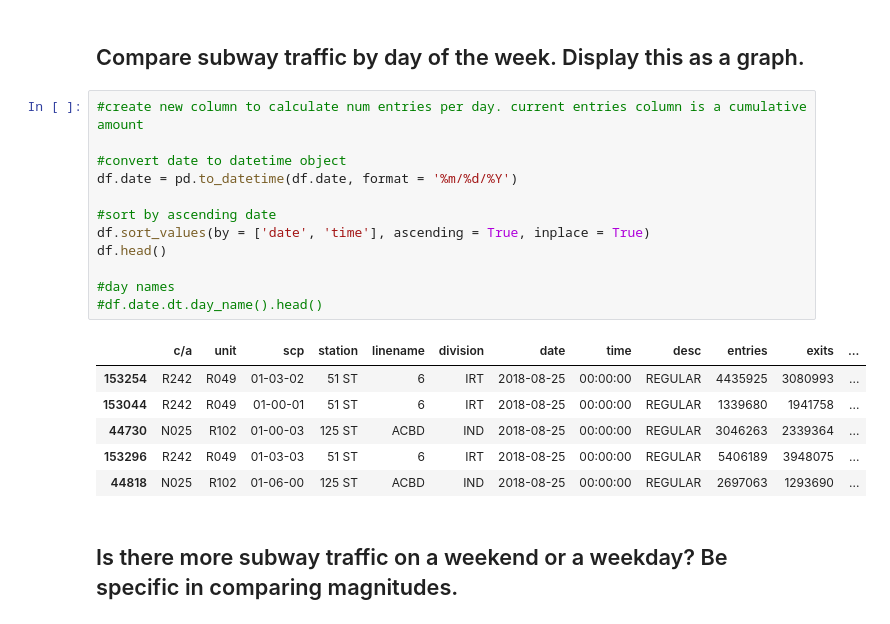
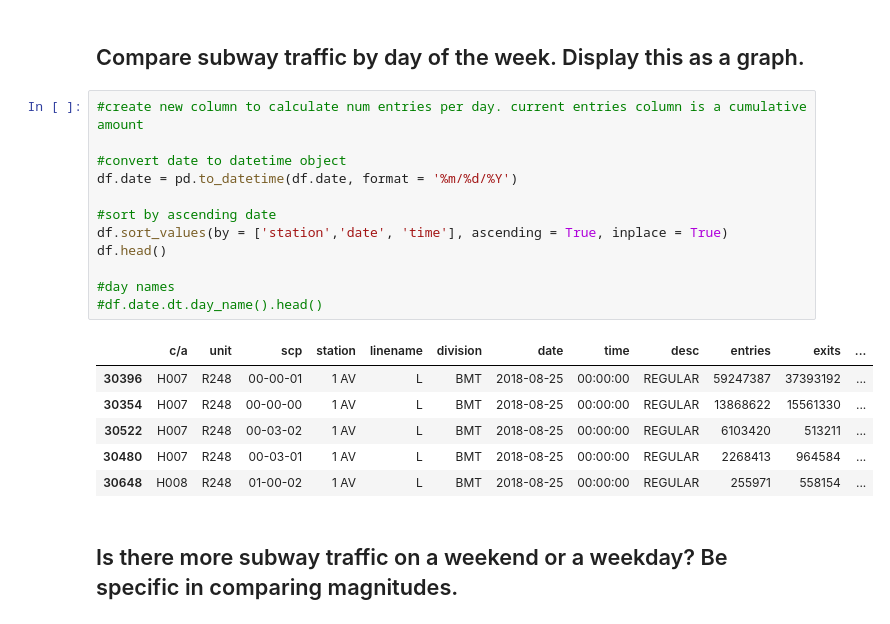
Before and after one commit to kylegwlawrence/dsc-0-03-08-understanding-pandas-series-and-dataframes-lab-online-ds-sp-000, a Jupyter notebook: index.ipynb, the cells around one changed output. Drawn from its saved outputs; the diff is of its cells as text.

```diff
--- a/index.ipynb
+++ b/index.ipynb
@@ -145,22 +145,22 @@ list(df.columns)
 # %%
 #create new column to calculate num entries per day. current entries column is a cumulative amount
 
 #convert date to datetime object
 df.date = pd.to_datetime(df.date, format = '%m/%d/%Y')
 
 #sort by ascending date
-df.sort_values(by = ['date', 'time'], ascending = True, inplace = True)
+df.sort_values(by = ['station','date', 'time'], ascending = True, inplace = True)
 df.head()
 
 #day names
 #df.date.dt.day_name().head()
 # %% [output]
 |  | c/a | unit | scp | station | linename | division | date | time | desc | entries | exits | ... |
-| 153254 | R242 | R049 | 01-03-02 | 51 ST | 6 | IRT | 2018-08-25 | 00:00:00 | REGULAR | 4435925 | 3080993 | ... |
-| 153044 | R242 | R049 | 01-00-01 | 51 ST | 6 | IRT | 2018-08-25 | 00:00:00 | REGULAR | 1339680 | 1941758 | ... |
-| 44730 | N025 | R102 | 01-00-03 | 125 ST | ACBD | IND | 2018-08-25 | 00:00:00 | REGULAR | 3046263 | 2339364 | ... |
-| 153296 | R242 | R049 | 01-03-03 | 51 ST | 6 | IRT | 2018-08-25 | 00:00:00 | REGULAR | 5406189 | 3948075 | ... |
-| 44818 | N025 | R102 | 01-06-00 | 125 ST | ACBD | IND | 2018-08-25 | 00:00:00 | REGULAR | 2697063 | 1293690 | ... |
+| 30396 | H007 | R248 | 00-00-01 | 1 AV | L | BMT | 2018-08-25 | 00:00:00 | REGULAR | 59247387 | 37393192 | ... |
+| 30354 | H007 | R248 | 00-00-00 | 1 AV | L | BMT | 2018-08-25 | 00:00:00 | REGULAR | 13868622 | 15561330 | ... |
+| 30522 | H007 | R248 | 00-03-02 | 1 AV | L | BMT | 2018-08-25 | 00:00:00 | REGULAR | 6103420 | 513211 | ... |
+| 30480 | H007 | R248 | 00-03-01 | 1 AV | L | BMT | 2018-08-25 | 00:00:00 | REGULAR | 2268413 | 964584 | ... |
+| 30648 | H008 | R248 | 01-00-02 | 1 AV | L | BMT | 2018-08-25 | 00:00:00 | REGULAR | 255971 | 558154 | ... |
 # %% [markdown]
 ## Is there more subway traffic on a weekend or a weekday?    Be specific in comparing magnitudes.
 # %%
```
